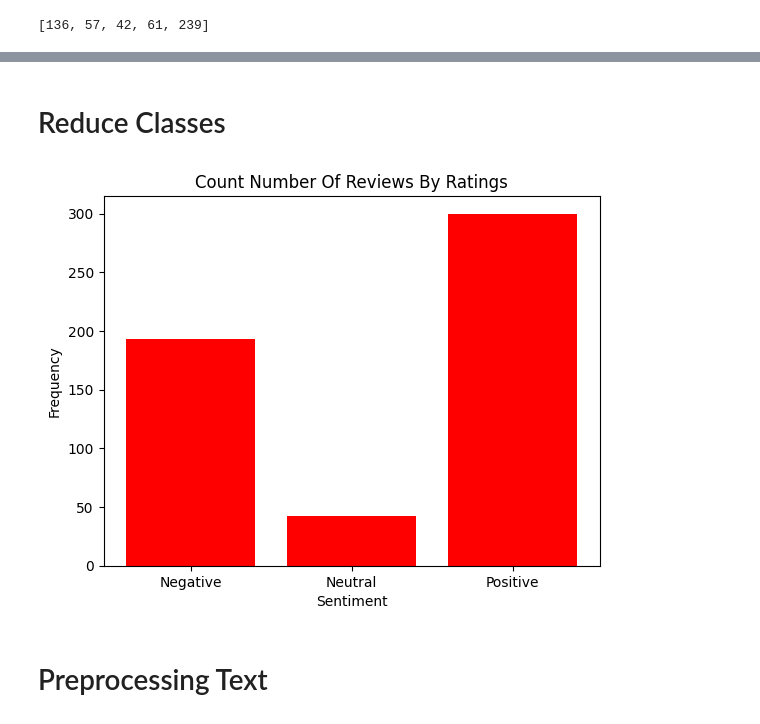
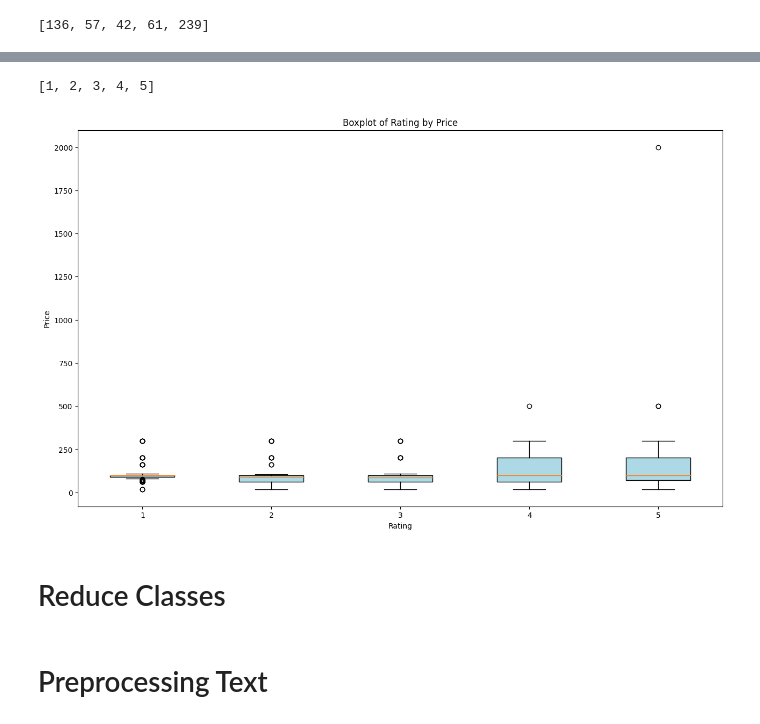
Before and after one commit to KemasRaihan/Hybrid-Neural-Network-Sentiment-Analysis-Of-Phone-Reviews, a Jupyter notebook: Customer_Reviews_Sentiment_Analysis.ipynb, the cells around one changed output, grey strips where cells are left out. Drawn from its saved outputs; the diff is of its cells as text; code cells hidden in the pictures.

```diff
--- a/Customer_Reviews_Sentiment_Analysis.ipynb
+++ b/Customer_Reviews_Sentiment_Analysis.ipynb
@@ -163,2 +250,41 @@ plt.show()
+# %%
+ratings = sorted(df['Rating'].unique())
+
+print(ratings)
+# %% [output]
+[1, 2, 3, 4, 5]
+# %%
+# Groupby by ratings
+df_ratings = df.groupby("Rating")
+
+# initialise array to store each boxplot data
+data = []
+
+for rating in ratings:
+  # Group dataframe by the rating
+  dfr = df_ratings.get_group(rating)
+
+  prices = np.array(dfr['Price'])
+
+  data.append(prices)
+
+fig = plt.figure(figsize =(12, 7))
+
+# Creating axes instance
+ax = fig.add_axes([1, 1, 1, 1])
+
+ax.set_title('Boxplot of Rating by Price')
+ax.set_ylabel('Price')
+ax.set_xlabel('Rating')
+ax.set_xticklabels(ratings)
+
+# Creating plot
+bp = ax.boxplot(data,
+           patch_artist = True,
+           boxprops = dict(facecolor = "lightblue"))
+# show plot
+plt.show()
+# %% [output]
+[figure, added]
 # %% [markdown]
 # Reduce Classes
@@ -182,14 +307,3 @@ frequency = []
 
 for i in range(3):
   frequency.append(sentiments.count(i))
-# %%
-labels = ['Negative', 'Neutral', 'Positive']
-
-plt.bar(labels, frequency, color='red', width=0.8,  bottom=None, align='center')
-
-plt.xlabel('Sentiment')
-plt.ylabel('Frequency')
-plt.title('Count Number Of Reviews By Ratings')
-plt.show()
-# %% [output]
-[figure, removed]
```
Also changed, not shown: parts of 119 cells of this notebook.
